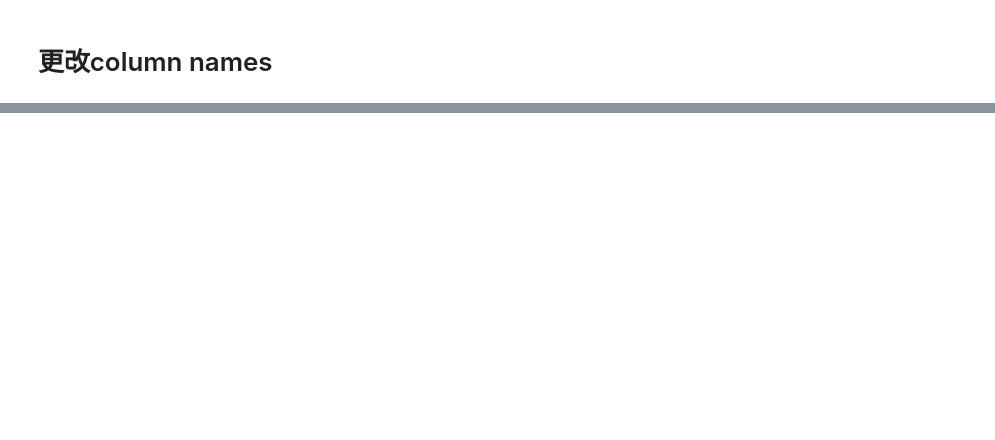
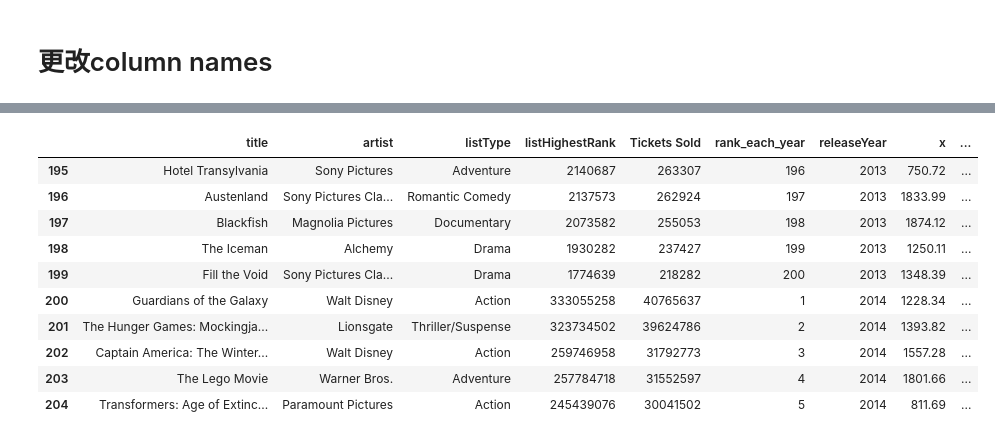
Before and after one commit to Limjohns/data_visualization, a Jupyter notebook: data/add_coordinates.ipynb, the cells around one changed output, grey strips where cells are left out. Saved outputs shown, nothing was run; the diff lists cells and outputs as text; code cells hidden in the pictures; blank space fills up the shorter version.

```diff
--- a/data/add_coordinates.ipynb
+++ b/data/add_coordinates.ipynb
@@ -71,2 +94,17 @@ data_crop.head()
+# %%
+data_crop['rank'] = data_crop['listHighestRank'].rank(ascending=False)
+data_crop.iloc[195:205, :]
+# %% [output]
+|  | title | artist | listType | listHighestRank | Tickets Sold | rank_each_year | releaseYear | x | ... |
+| 195 | Hotel Transylvania | Sony Pictures | Adventure | 2140687 | 263307 | 196 | 2013 | 750.72 | ... |
+| 196 | Austenland | Sony Pictures Cla... | Romantic Comedy | 2137573 | 262924 | 197 | 2013 | 1833.99 | ... |
+| 197 | Blackfish | Magnolia Pictures | Documentary | 2073582 | 255053 | 198 | 2013 | 1874.12 | ... |
+| 198 | The Iceman | Alchemy | Drama | 1930282 | 237427 | 199 | 2013 | 1250.11 | ... |
+| 199 | Fill the Void | Sony Pictures Cla... | Drama | 1774639 | 218282 | 200 | 2013 | 1348.39 | ... |
+| 200 | Guardians of the Galaxy | Walt Disney | Action | 333055258 | 40765637 | 1 | 2014 | 1228.34 | ... |
+| 201 | The Hunger Games: Mockingja... | Lionsgate | Thriller/Suspense | 323734502 | 39624786 | 2 | 2014 | 1393.82 | ... |
+| 202 | Captain America: The Winter... | Walt Disney | Action | 259746958 | 31792773 | 3 | 2014 | 1557.28 | ... |
+| 203 | The Lego Movie | Warner Bros. | Adventure | 257784718 | 31552597 | 4 | 2014 | 1801.66 | ... |
+| 204 | Transformers: Age of Extinc... | Paramount Pictures | Action | 245439076 | 30041502 | 5 | 2014 | 811.69 | ... |
 # %%
 data_crop['listHighestRank'] = data_crop['listHighestRank'].apply(lambda x: np.log(x))
```
Also changed, not shown: parts of 21 cells of this notebook, 2 other files.
